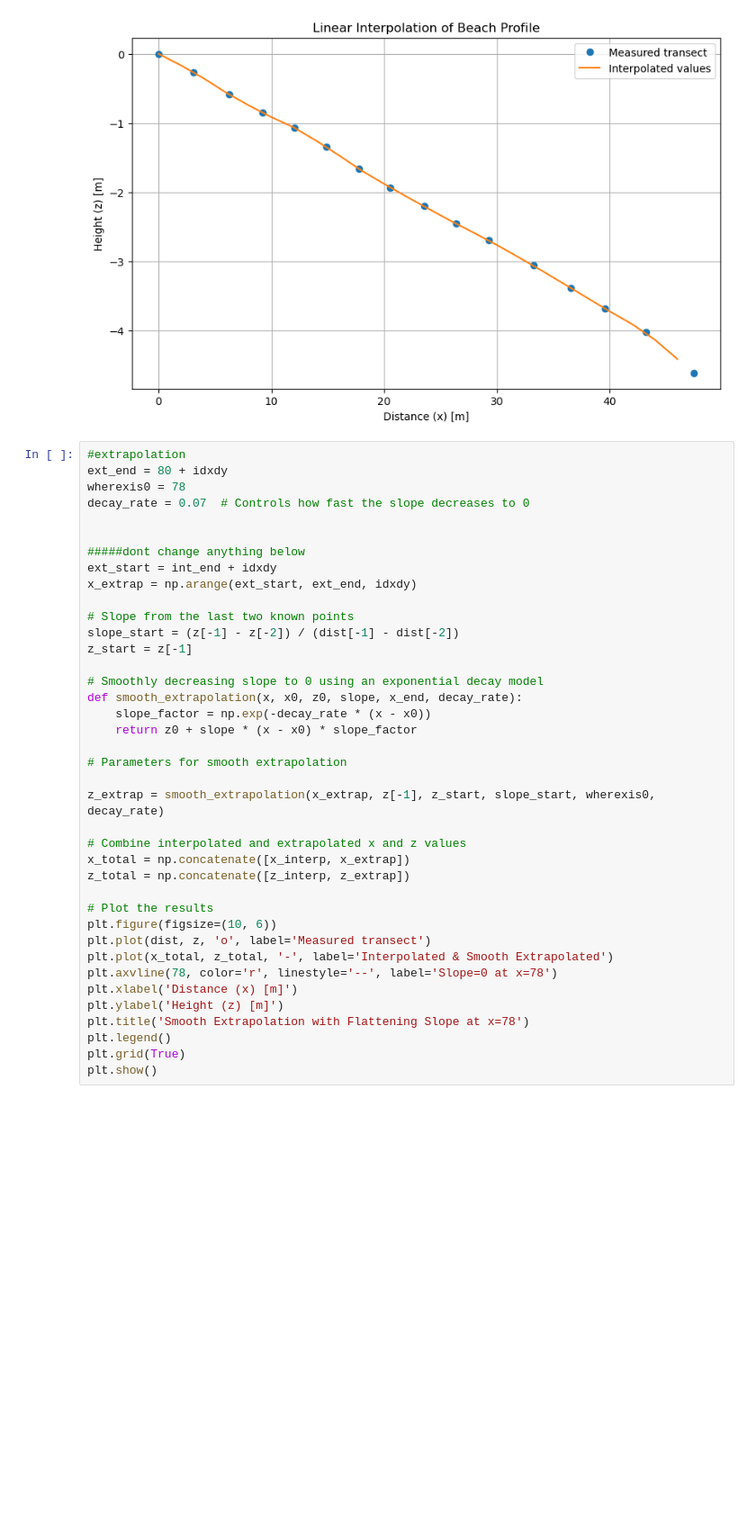
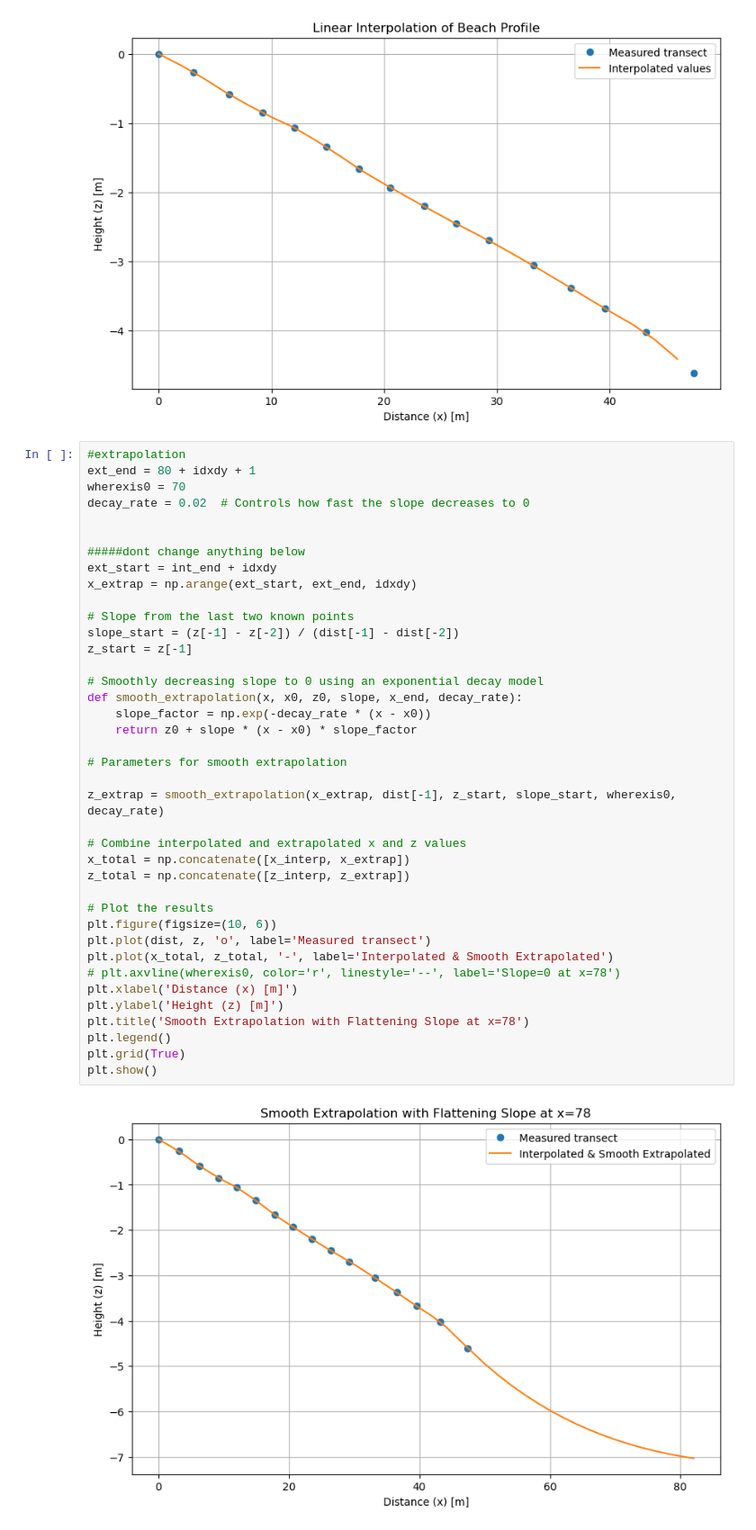
Before and after one commit to wwaasdorp/MDP_CostaRica, a Jupyter notebook: Topography/transect_10_10.ipynb, the cells around one changed output. Shown at 90% size. Cells and saved outputs as stored; diff of their text form; blank space fills up the shorter version.

```diff
--- a/Topography/transect_10_10.ipynb
+++ b/Topography/transect_10_10.ipynb
@@ -141,40 +141,42 @@ plt.show()
 [figure]
 # %%
 #extrapolation
-ext_end = 80 + idxdy
-wherexis0 = 78
-decay_rate = 0.07  # Controls how fast the slope decreases to 0
+ext_end = 80 + idxdy + 1
+wherexis0 = 70
+decay_rate = 0.02  # Controls how fast the slope decreases to 0
 
 
 #####dont change anything below
 ext_start = int_end + idxdy
 x_extrap = np.arange(ext_start, ext_end, idxdy)
 
 # Slope from the last two known points
 slope_start = (z[-1] - z[-2]) / (dist[-1] - dist[-2])
 z_start = z[-1]
 
 # Smoothly decreasing slope to 0 using an exponential decay model
 def smooth_extrapolation(x, x0, z0, slope, x_end, decay_rate):
     slope_factor = np.exp(-decay_rate * (x - x0))
     return z0 + slope * (x - x0) * slope_factor
 
 # Parameters for smooth extrapolation
 
-z_extrap = smooth_extrapolation(x_extrap, z[-1], z_start, slope_start, wherexis0, decay_rate)
+z_extrap = smooth_extrapolation(x_extrap, dist[-1], z_start, slope_start, wherexis0, decay_rate)
 
 # Combine interpolated and extrapolated x and z values
 x_total = np.concatenate([x_interp, x_extrap])
 z_total = np.concatenate([z_interp, z_extrap])
 
 # Plot the results
 plt.figure(figsize=(10, 6))
 plt.plot(dist, z, 'o', label='Measured transect')
 plt.plot(x_total, z_total, '-', label='Interpolated & Smooth Extrapolated')
-plt.axvline(78, color='r', linestyle='--', label='Slope=0 at x=78')
+# plt.axvline(wherexis0, color='r', linestyle='--', label='Slope=0 at x=78')
 plt.xlabel('Distance (x) [m]')
 plt.ylabel('Height (z) [m]')
 plt.title('Smooth Extrapolation with Flattening Slope at x=78')
 plt.legend()
 plt.grid(True)
 plt.show()
+# %% [output]
+[figure, added]
```
Also changed, not shown: parts of 3 cells of this notebook.
